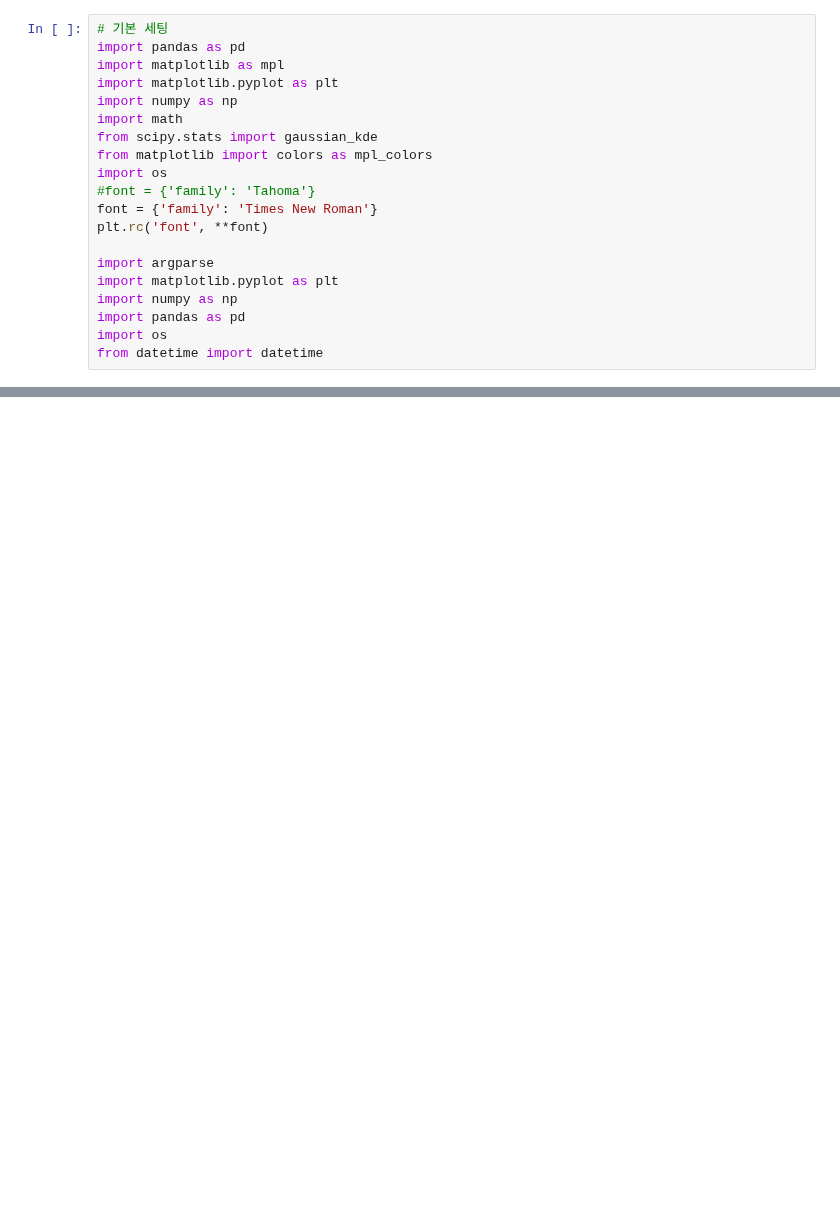
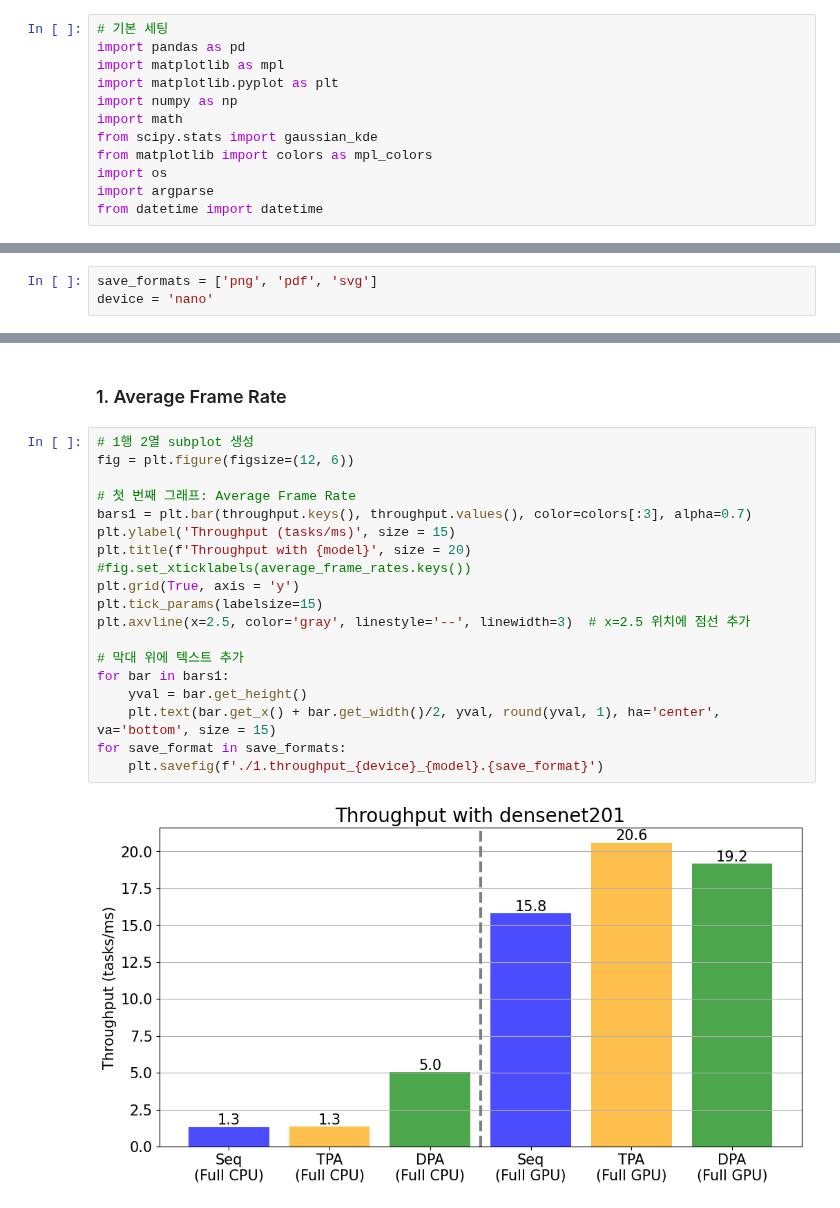
Before and after one commit to SeungWoo3/graph-rage2025, a Jupyter notebook: 3.seq_tpa_dpa/03. Seq vs. Pipe vs. Dpa.ipynb, the cells around one changed output, grey strips where cells are left out. Drawn from its saved outputs; the diff is of its cells as text; blank space fills up the shorter version.

Commit message:
3.seq_tpa_dpa done
nano
densenet201
seq. tpa, dpa
cpu / gpu
throughput, delay, blocloss, acceleration gain, delay component

```diff
--- a/3.seq_tpa_dpa/03. Seq vs. Pipe vs. Dpa.ipynb
+++ b/3.seq_tpa_dpa/03. Seq vs. Pipe vs. Dpa.ipynb
@@ -8,13 +10,5 @@ import math
 from scipy.stats import gaussian_kde
 from matplotlib import colors as mpl_colors
 import os
-#font = {'family': 'Tahoma'}
-font = {'family': 'Times New Roman'}
-plt.rc('font', **font)
-
 import argparse
-import matplotlib.pyplot as plt
-import numpy as np
-import pandas as pd
-import os
 from datetime import datetime
@@ -204,0 +29,3 @@ findfont: Font family 'Times New Roman' not found.
+# %%
+save_formats = ['png', 'pdf', 'svg']
+device = 'nano'
@@ -204,0 +98,23 @@ findfont: Font family 'Times New Roman' not found.
+# %% [markdown]
+### 1. Average Frame Rate
+# %%
+# 1행 2열 subplot 생성
+fig = plt.figure(figsize=(12, 6))
+
+# 첫 번째 그래프: Average Frame Rate
+bars1 = plt.bar(throughput.keys(), throughput.values(), color=colors[:3], alpha=0.7)
+plt.ylabel('Throughput (tasks/ms)', size = 15)
+plt.title(f'Throughput with {model}', size = 20)
+#fig.set_xticklabels(average_frame_rates.keys())
+plt.grid(True, axis = 'y')
+plt.tick_params(labelsize=15)
+plt.axvline(x=2.5, color='gray', linestyle='--', linewidth=3)  # x=2.5 위치에 점선 추가
+
+# 막대 위에 텍스트 추가
+for bar in bars1:
+    yval = bar.get_height()
+    plt.text(bar.get_x() + bar.get_width()/2, yval, round(yval, 1), ha='center', va='bottom', size = 15)
+for save_format in save_formats:
+    plt.savefig(f'./1.throughput_{device}_{model}.{save_format}')
+# %% [output]
+[figure, added]
```
Also changed, not shown: parts of 19 cells of this notebook, 17 other files.
